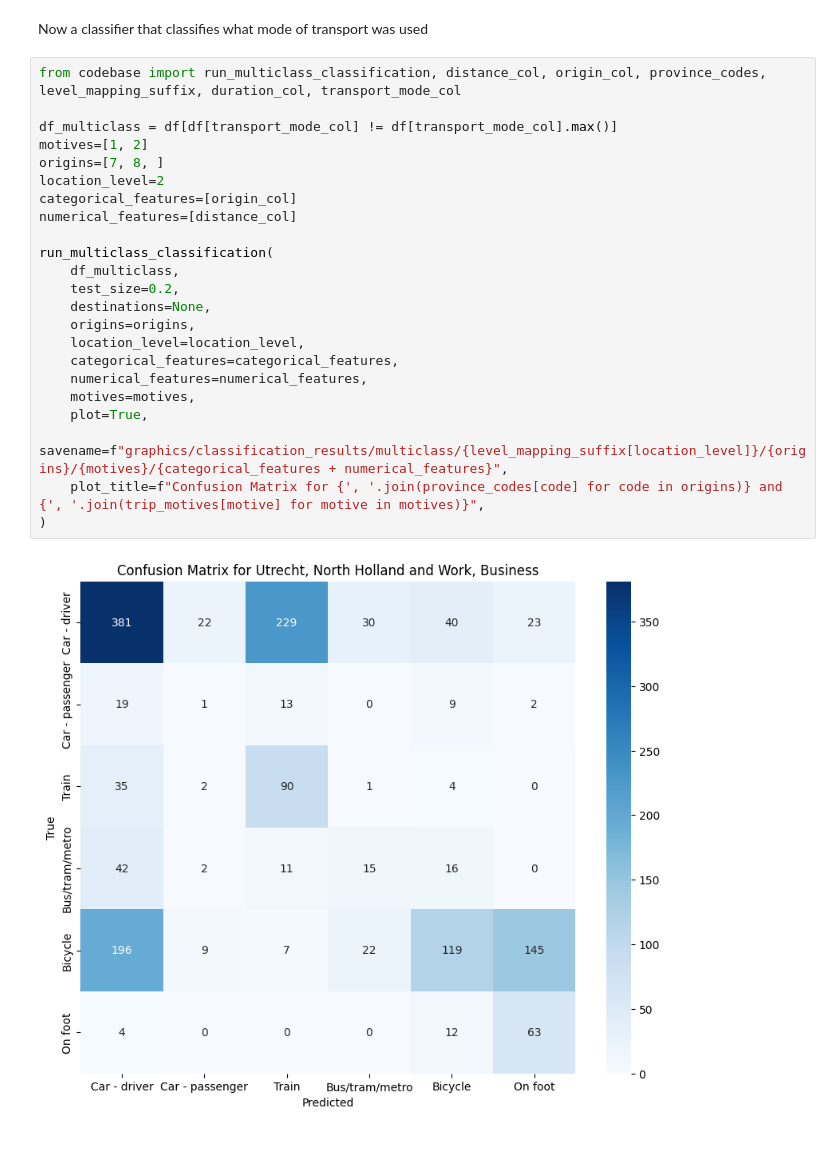
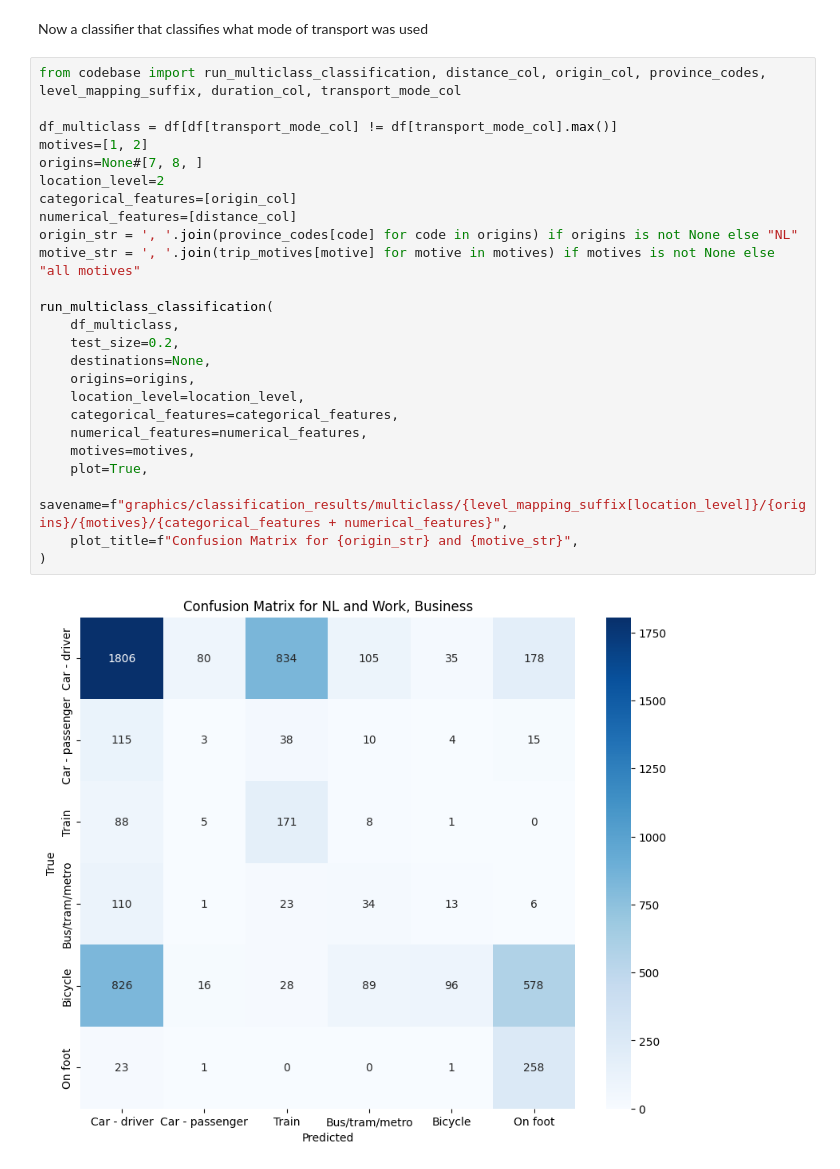
Before and after one commit to FabianScott/Design-of-AI-driven-business-operation, a Jupyter notebook: Topic2/exploration.ipynb, the cells around one changed output. Saved outputs shown, nothing was run; the diff lists cells and outputs as text.

```diff
--- a/Topic2/exploration.ipynb
+++ b/Topic2/exploration.ipynb
@@ -72,27 +72,29 @@ Now a classifier that classifies what mode of transport was used
 # %%
 from codebase import run_multiclass_classification, distance_col, origin_col, province_codes, level_mapping_suffix, duration_col, transport_mode_col
 
 df_multiclass = df[df[transport_mode_col] != df[transport_mode_col].max()]
 motives=[1, 2]
-origins=[7, 8, ]
+origins=None#[7, 8, ]
 location_level=2
 categorical_features=[origin_col]
 numerical_features=[distance_col]
+origin_str = ', '.join(province_codes[code] for code in origins) if origins is not None else "NL"
+motive_str = ', '.join(trip_motives[motive] for motive in motives) if motives is not None else "all motives"
 
 run_multiclass_classification(
     df_multiclass,
     test_size=0.2,
     destinations=None,
     origins=origins,
     location_level=location_level,
     categorical_features=categorical_features,
     numerical_features=numerical_features,
     motives=motives,
     plot=True,
     savename=f"graphics/classification_results/multiclass/{level_mapping_suffix[location_level]}/{origins}/{motives}/{categorical_features + numerical_features}",
-    plot_title=f"Confusion Matrix for {', '.join(province_codes[code] for code in origins)} and {', '.join(trip_motives[motive] for motive in motives)}",
+    plot_title=f"Confusion Matrix for {origin_str} and {motive_str}",
 )
 # %% [output]
-[figure, old version]
+[figure, new version]
                  precision    recall  f1-score   support
 
```
Also changed, not shown: parts of 1 cell of this notebook, 3 other files.
